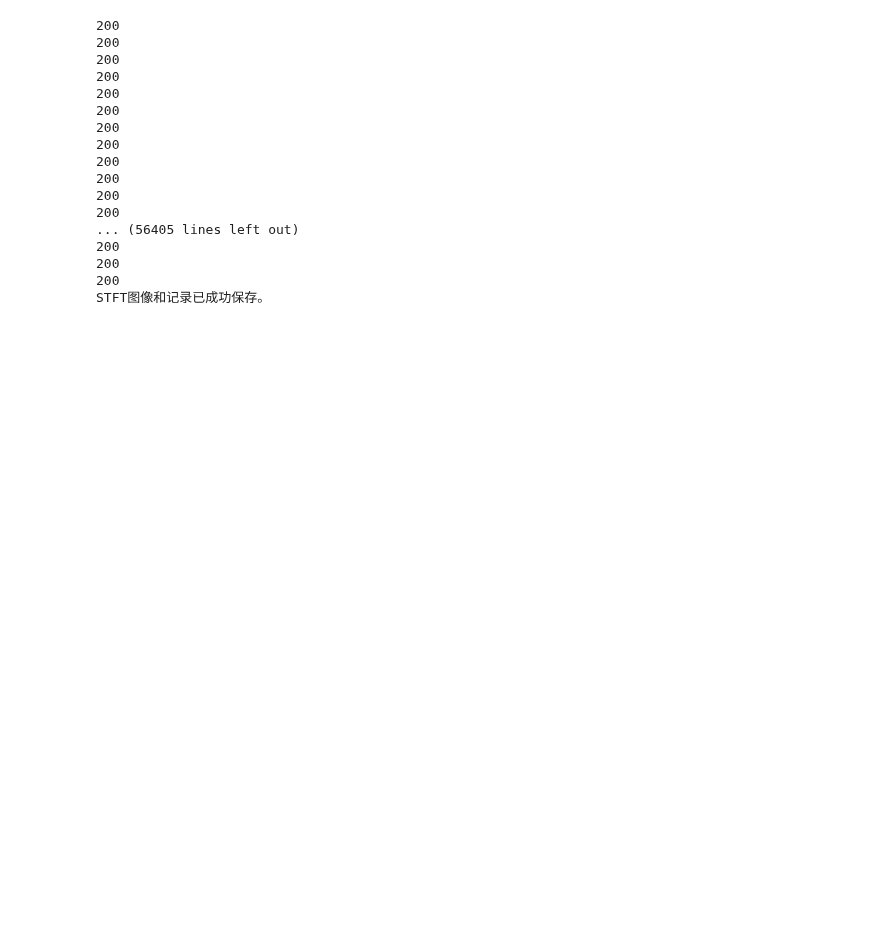
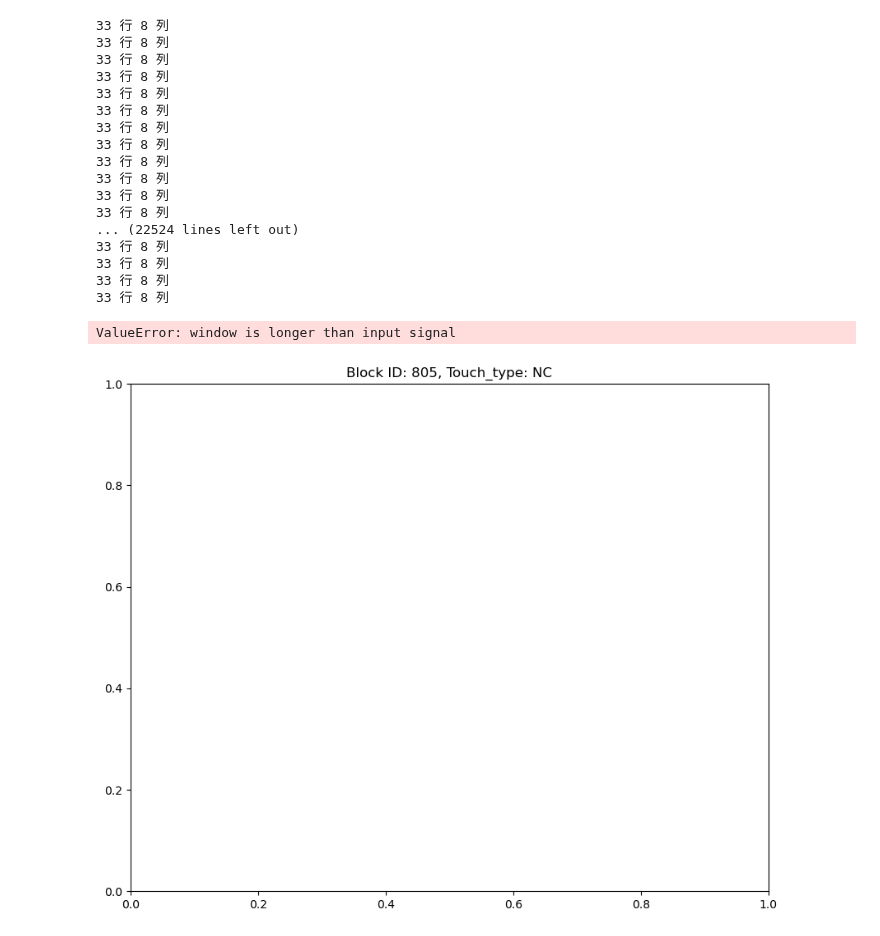
Before and after one commit to MindLabZHAW/tactileGestureDetection, a Jupyter notebook: Process_Data/datatoimage.ipynb, the cells around one changed output. Saved outputs shown, nothing was run; the diff lists cells and outputs as text; code cells hidden in the pictures; blank space fills up the shorter version.

```diff
--- a/Process_Data/datatoimage.ipynb
+++ b/Process_Data/datatoimage.ipynb
@@ -3,11 +3,14 @@ import pandas as pd
 import numpy as np
 import matplotlib.pyplot as plt
 from scipy.signal import stft
+from scipy import signal as sg
 import os
-file_path = '/Users/shangyu/Documents/GitHub/tactileGestureDetection/DATA/tactile_dataset_block.csv'
+# file_path = '/Users/shangyu/Documents/GitHub/tactileGestureDetection/DATA/tactile_dataset_block.csv'
+file_path = '../DATA/tactile_dataset_block.csv'
 data = pd.read_csv(file_path)
 
-output_dir = '/Users/shangyu/Documents/GitHub/tactileGestureDetection/DATA/STFT_images/'
+# output_dir = '/Users/shangyu/Documents/GitHub/tactileGestureDetection/DATA/STFT_images/'
+output_dir = '../DATA/STFT_images/'
 
 # 删除输出目录及其内容（如果存在），然后重新创建目录
 if os.path.exists(output_dir):
@@ -22,11 +25,21 @@ os.makedirs(output_dir)
 # data = pd.read_csv(file_path)
 
 # 排除不感兴趣的列
-columns_of_interest = [col for col in data.columns if col not in ['index', 'time', 'label', 'touch_type', 'block_id']]
+# columns_of_interest = [col for col in data.columns if col not in ['index', 'time', 'label', 'touch_type', 'block_id']]
+joint0_colums = ['e0','de0','tau_J0','tau_ext0']
+joint1_colums = ['e1','de1','tau_J1','tau_ext1']
+joint2_colums = ['e2','de2','tau_J2','tau_ext2']
+joint3_colums = ['e3','de3','tau_J3','tau_ext3']
+joint4_colums = ['e4','de4','tau_J4','tau_ext4']
+joint5_colums = ['e5','de5','tau_J5','tau_ext5']
+joint6_colums = ['e6','de6','tau_J6','tau_ext6']
+
+columns_of_interest = np.hstack((joint0_colums, joint1_colums, joint2_colums, joint3_colums, joint4_colums, joint5_colums, joint6_colums))
 
 # 提取采样率
-time_data = data['time'].values
-fs = 1 / np.mean(np.diff(time_data))  # 计算采样率
+# time_data = data['time'].values
+# fs = 1 / np.mean(np.diff(time_data))  # 计算采样率
+fs = 100
 ## 应该设置成与采样时一致的100Hz
 
 # 创建一个列表，用于记录图像文件名和对应的block_id和touch_type
@@ -44,51 +57,56 @@ for block_id in block_ids:
     ax.set_title(f'Block ID: {block_id}, Touch_type: {touch_type}')
 
     for col in columns_of_interest:
         signal = block_data[col].values
 
         # 计算STFT
-        nperseg = min(256, len(signal))  # 确保窗口长度不超过信号长度
-        print(len(signal))
+        # nperseg = min(256, len(signal))  # 确保窗口长度不超过信号长度
+        nperseg = 64
+        # print(len(signal))
         noverlap = nperseg // 2
-        f, t, Zxx = stft(signal, fs, nperseg=nperseg, noverlap=noverlap)
+        # f, t, Zxx = stft(signal, fs, nperseg=nperseg, noverlap=noverlap, window=sg.windows.general_gaussian(64, p=1, sig=7))
+        f, t, Zxx = stft(signal, fs, nperseg=nperseg, noverlap=noverlap, window='hamming')
+        print(len(abs(Zxx)),"行",len(abs(Zxx)[0]),"列")
 
         # 绘制时频谱图
-        cax = ax.pcolormesh(t, f, np.abs(Zxx), shading='gouraud', alpha=0.7)
+        cax = ax.pcolormesh(t, f, np.abs(Zxx), vmin=0, vmax=0.1)
 
     # 添加图例和标签
     ax.set_ylabel('Frequency [Hz]')
     ax.set_xlabel('Time [sec]')
     fig.colorbar(cax, ax=ax, label='Magnitude')
 
     # 保存图像
     image_filename = f'block_{block_id}_touch_{touch_type}.png'
     image_path = os.path.join(output_dir, image_filename)
     plt.savefig(image_path)
     plt.close(fig)
 
     # 记录图像文件名和对应的block_id和touch_type
     image_records.append({'image_filename': image_filename, 'block_id': block_id, 'touch_type': touch_type})
 
 # 保存记录为CSV文件
 records_df = pd.DataFrame(image_records)
 records_df.to_csv(os.path.join(output_dir, 'image_records.csv'), index=False)
 
 print("STFT图像和记录已成功保存。")
 # %% [output]
-200
-200
-200
-200
-200
-200
-200
-200
-200
-200
-200
-200
-... (56405 lines left out)
-200
-200
-200
-STFT图像和记录已成功保存。
+33 行 8 列
+33 行 8 列
+33 行 8 列
+33 行 8 列
+33 行 8 列
+33 行 8 列
+33 行 8 列
+33 行 8 列
+33 行 8 列
+33 行 8 列
+33 行 8 列
+33 行 8 列
+... (22524 lines left out)
+33 行 8 列
+33 行 8 列
+33 行 8 列
+33 行 8 列
+ValueError: window is longer than input signal
+[figure, added]
```
Also changed, not shown: 7 other files.
